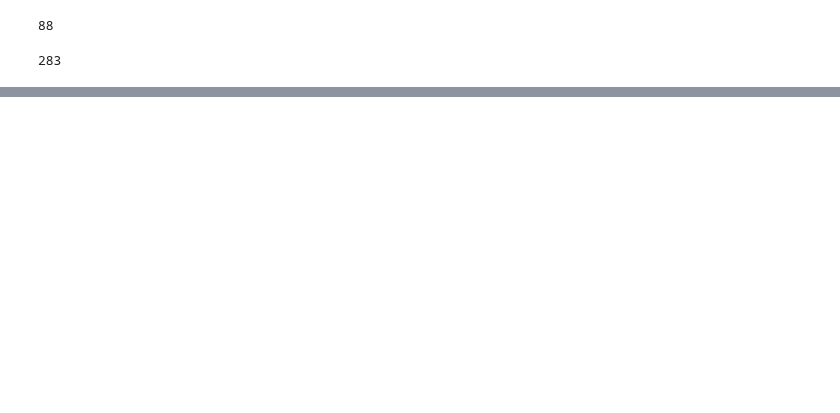
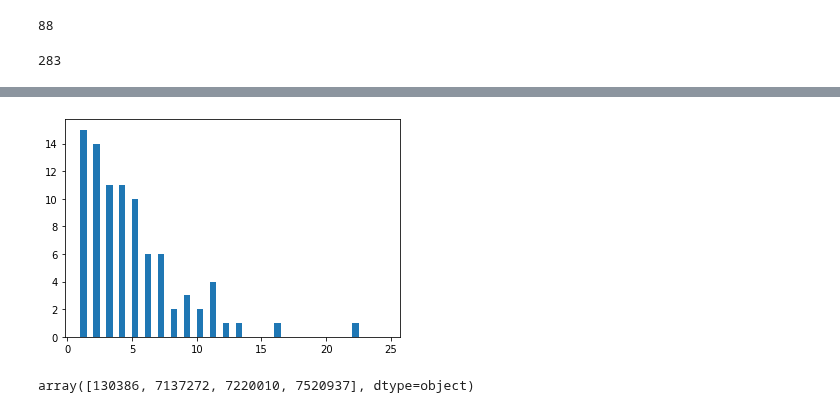
Before and after one commit to ruthpearson/CatHack, a Jupyter notebook: vet_compass/Hyperthyroidism/look_for_T4.ipynb, the cells around one changed output, grey strips where cells are left out. Cells and saved outputs as stored; diff of their text form; code cells hidden in the pictures; blank space fills up the shorter version.

```diff
--- a/vet_compass/Hyperthyroidism/look_for_T4.ipynb
+++ b/vet_compass/Hyperthyroidism/look_for_T4.ipynb
@@ -134,0 +217,7 @@ df_cats_hyperthyroid.sort_values(by=['PatientNumber', 'VisitDate'])
+# %%
+# Get number of unique DATES that a cat has a record for
+dates = df_cats_hyperthyroid.groupby(['PatientNumber'])['VisitDate'].nunique()
+dates_dict = dates.to_dict()
+_=plt.hist(dates, bins=np.arange(1,25,0.5))
+# %% [output]
+[figure, added]
@@ -134,0 +232,5 @@ df_cats_hyperthyroid.sort_values(by=['PatientNumber', 'VisitDate'])
+# %%
+# There are 4 cats with more consults than visit dates (e.g. 2 visits in the same day)
+df_cats_hyperthyroid[df_cats_hyperthyroid['num consults'] > df_cats_hyperthyroid['num visit dates']]['PatientNumber'].unique()
+# %% [output]
+array([130386, 7137272, 7220010, 7520937], dtype=object)
```
Also changed, not shown: parts of 21 cells of this notebook.
